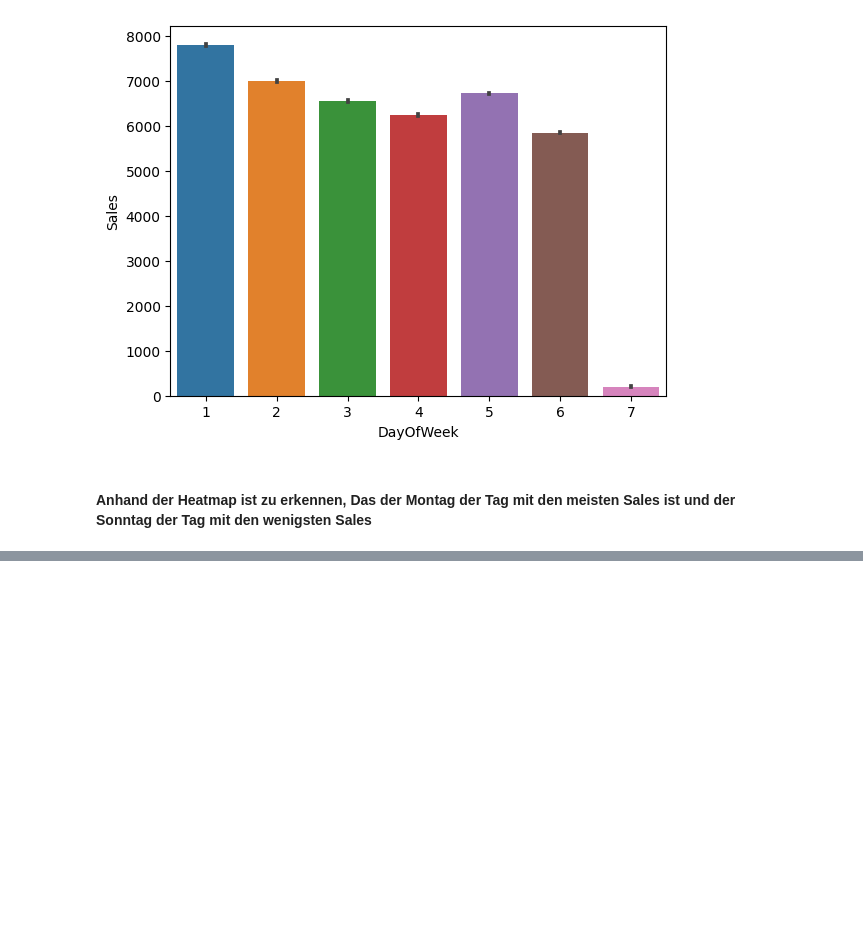
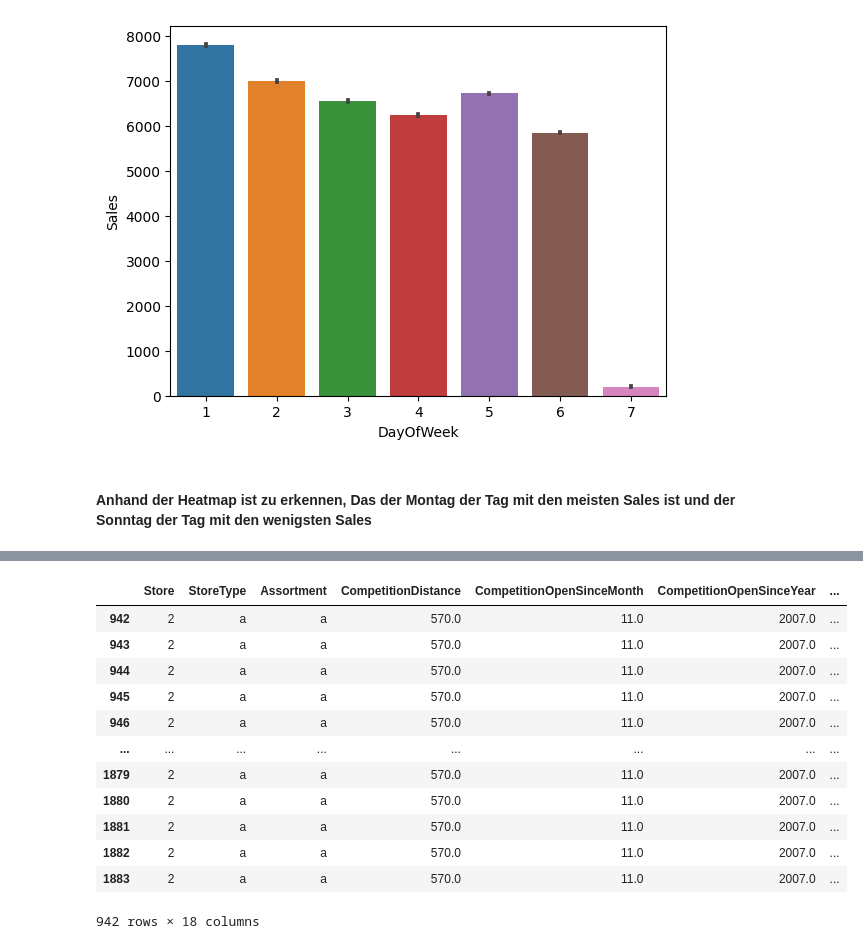
Before and after one commit to Max3978/Rossmann-Store-Sales, a Jupyter notebook: Insights.ipynb, the cells around one changed output, grey strips where cells are left out. Drawn from its saved outputs; the diff is of its cells as text; code cells hidden in the pictures; blank space fills up the shorter version.

```diff
--- a/Insights.ipynb
+++ b/Insights.ipynb
@@ -71,0 +72,17 @@ sns.heatmap(df_date.corr(), annot=True, fmt=".0%")
+# %%
+# shwo all rows where store id = 2
+df_date[df_date["Store"] == 2]
+# %% [output]
+|  | Store | StoreType | Assortment | CompetitionDistance | CompetitionOpenSinceMonth | CompetitionOpenSinceYear | ... |
+| 942 | 2 | a | a | 570.0 | 11.0 | 2007.0 | ... |
+| 943 | 2 | a | a | 570.0 | 11.0 | 2007.0 | ... |
+| 944 | 2 | a | a | 570.0 | 11.0 | 2007.0 | ... |
+| 945 | 2 | a | a | 570.0 | 11.0 | 2007.0 | ... |
+| 946 | 2 | a | a | 570.0 | 11.0 | 2007.0 | ... |
+| ... | ... | ... | ... | ... | ... | ... | ... |
+| 1879 | 2 | a | a | 570.0 | 11.0 | 2007.0 | ... |
+| 1880 | 2 | a | a | 570.0 | 11.0 | 2007.0 | ... |
+| 1881 | 2 | a | a | 570.0 | 11.0 | 2007.0 | ... |
+| 1882 | 2 | a | a | 570.0 | 11.0 | 2007.0 | ... |
+| 1883 | 2 | a | a | 570.0 | 11.0 | 2007.0 | ... |
+942 rows × 18 columns
```
Also changed, not shown: parts of 4 cells of this notebook.
